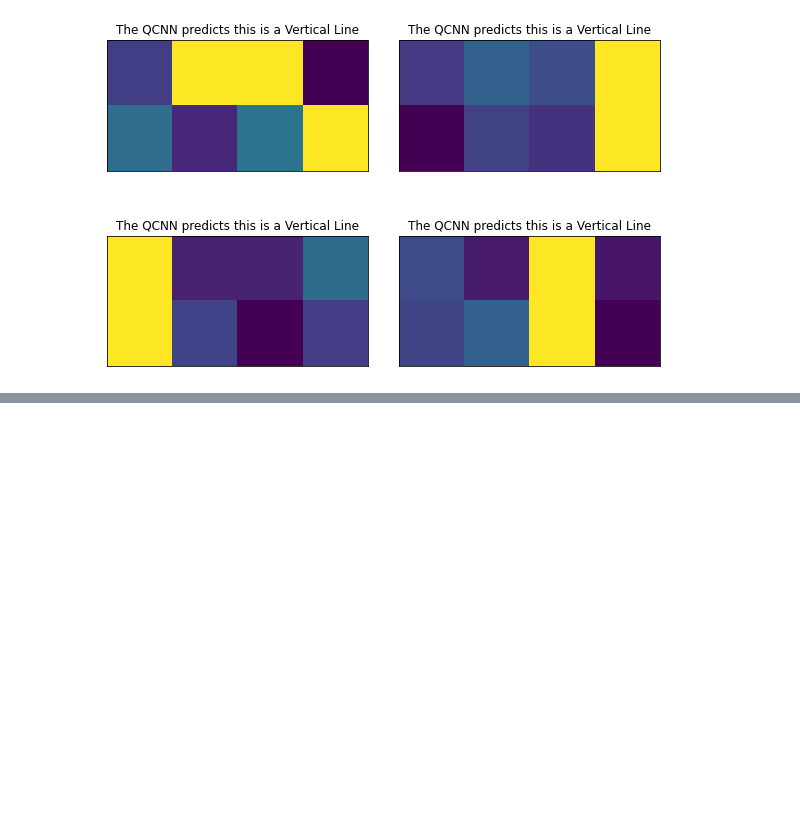
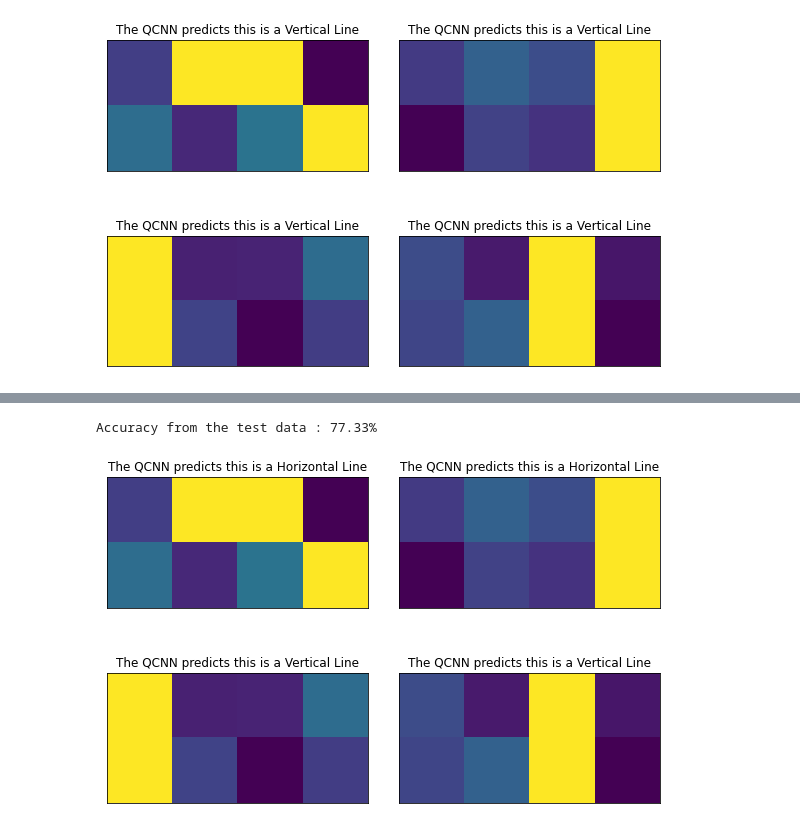
Before and after one commit to agrzheng/qiskit, a Jupyter notebook: Qnn/qiskit-bit-full.ipynb, the cells around one changed output, grey strips where cells are left out. Cells and saved outputs as stored; diff of their text form; code cells hidden in the pictures; blank space fills up the shorter version.

```diff
--- a/Qnn/qiskit-bit-full.ipynb
+++ b/Qnn/qiskit-bit-full.ipynb
@@ -338,0 +357,18 @@ train_images, test_images1, train_labels, test_labels1 = train_test_split(
+# %%
+y_predict = bitclassifier.predict(test_images)
+x = np.asarray(test_images)
+y = np.asarray(test_labels)
+print(f"Accuracy from the test data : {np.round(100 * bitclassifier.score(x, y), 2)}%")
+
+# Let's see some examples in our dataset
+fig, ax = plt.subplots(2, 2, figsize=(10, 6), subplot_kw={"xticks": [], "yticks": []})
+for i in range(0, 4):
+    ax[i // 2, i % 2].imshow(test_images[i].reshape(2, 4), aspect="equal")
+    if y_predict[i] == -1:
+        ax[i // 2, i % 2].set_title("The QCNN predicts this is a Horizontal Line")
+    if y_predict[i] == +1:
+        ax[i // 2, i % 2].set_title("The QCNN predicts this is a Vertical Line")
+plt.subplots_adjust(wspace=0.1, hspace=0.5)
+# %% [output]
+Accuracy from the test data : 77.33%
+[figure, added]
```
Also changed, not shown: parts of 8 cells of this notebook, 8 other files.
